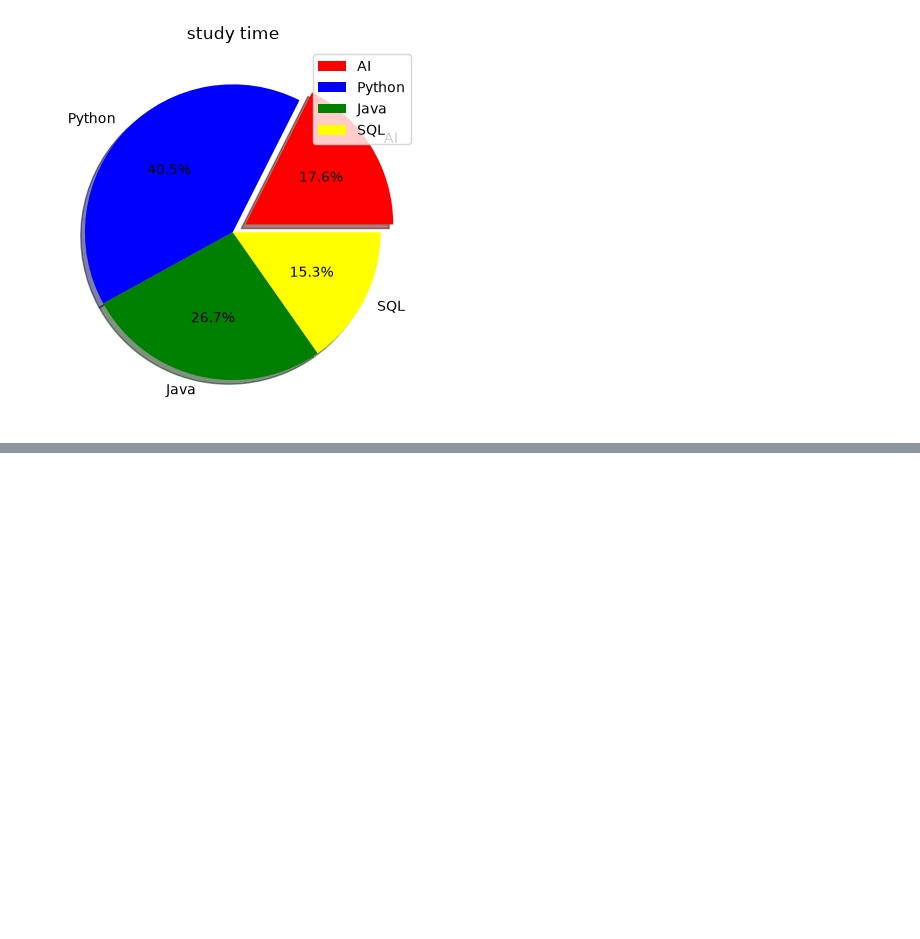
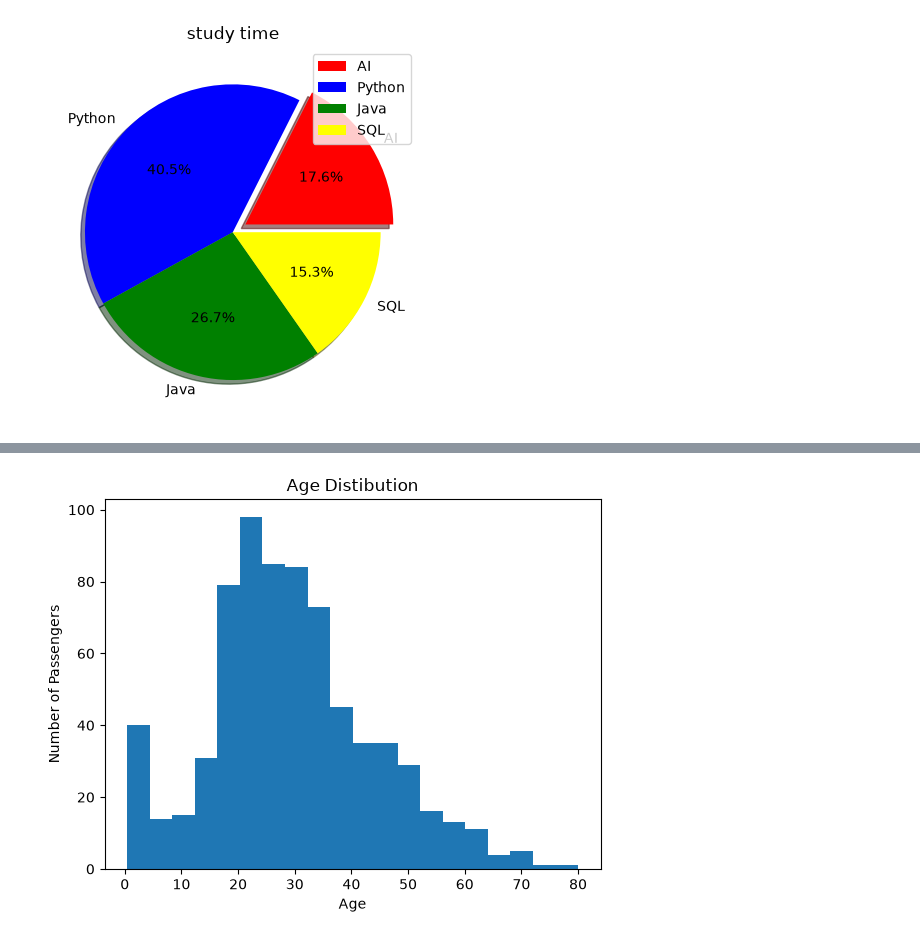
Before and after one commit to manukumsr54/Python-College, a Jupyter notebook: Day3_Matplotlib.ipynb, the cells around one changed output, grey strips where cells are left out. Saved outputs shown, nothing was run; the diff lists cells and outputs as text; code cells hidden in the pictures; blank space fills up the shorter version.

```diff
--- a/Day3_Matplotlib.ipynb
+++ b/Day3_Matplotlib.ipynb
@@ -127,0 +139,9 @@ plt.show()
+# %%
+plt.hist(data["Age"].dropna(),bins=20)
+
+plt.title("Age Distibution")
+plt.xlabel("Age")
+plt.ylabel("Number of Passengers")
+plt.show()
+# %% [output]
+[figure, added]
```
Also changed, not shown: parts of 2 cells of this notebook, 2 other files.
